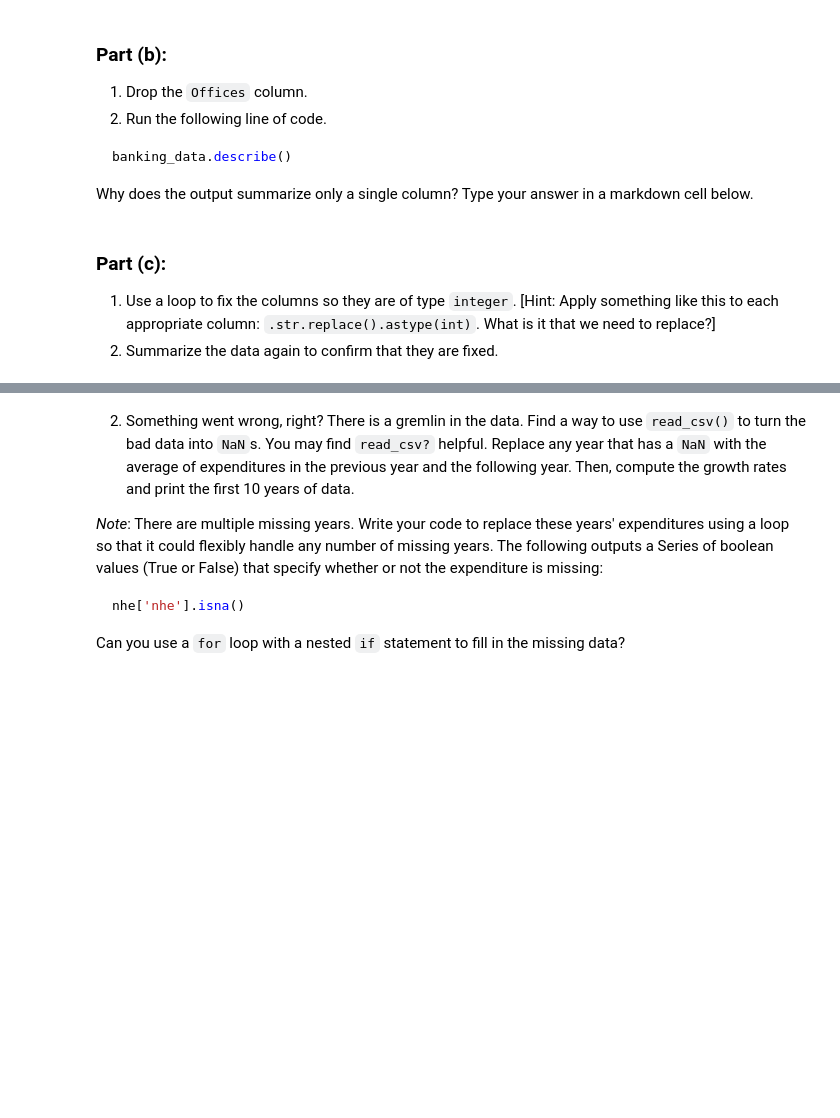
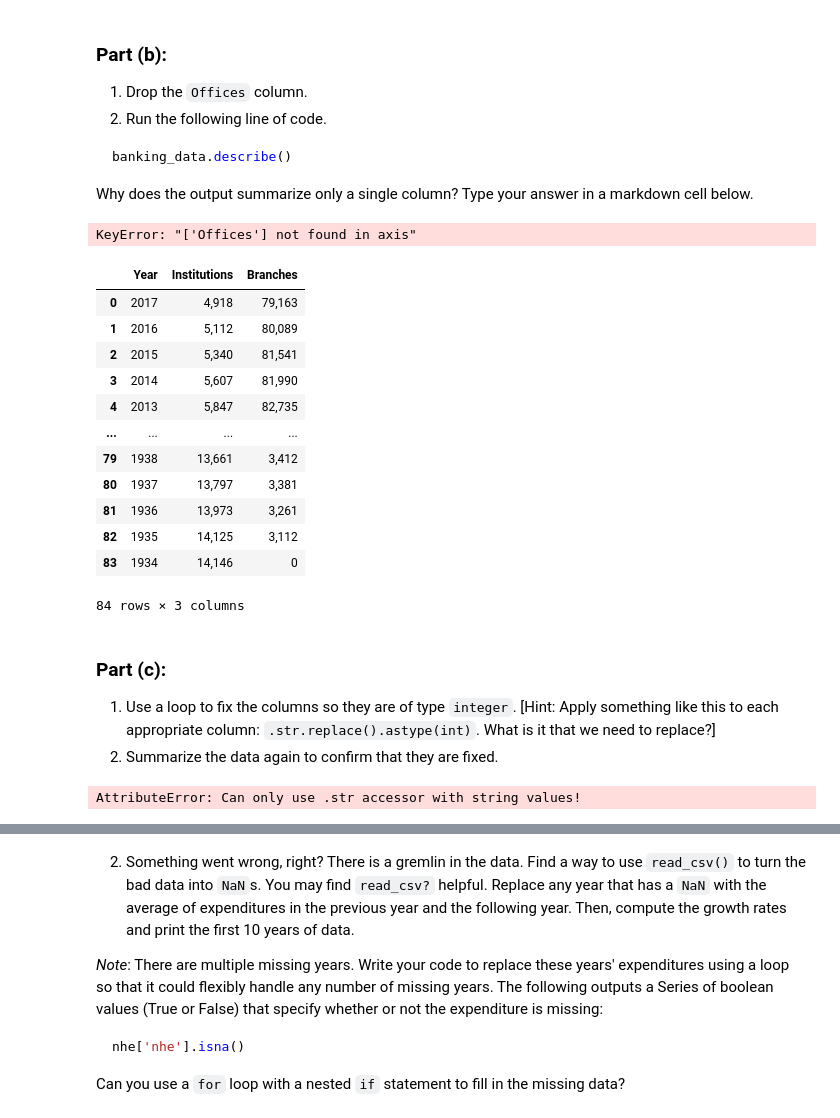
Before and after one commit to messymoose/ECON570, a Jupyter notebook: P1/cp1_f25.ipynb, the cells around one changed output, grey strips where cells are left out. Cells and saved outputs as stored; diff of their text form; code cells hidden in the pictures; blank space fills up the shorter version.

````diff
--- a/P1/cp1_f25.ipynb
+++ b/P1/cp1_f25.ipynb
@@ -134,3 +199,10 @@ Your task is to import this data into Python and get it into good shape.
 
 ### Part (a):
 Import the data from `banks_and_branches.csv` into a pandas DataFrame called `banking_data`. If you open the .csv file in Excel or a similar program, you'll notice that there are notes in several of the cells at the beginning of the file. Write code that omits those extraneous notes. This code should appear within the command you use to open the file.
+# %%
+csv_path = "/Users/jackson/Documents/ECON570/data/banks_and_branches.csv"
+
+banking_data = pd.read_csv(csv_path, skiprows=6) # first rows were blank
+
+# take a quick look
+banking_data.head()
@@ -143,8 +222,39 @@ banking_data.describe()
 ```
 
 Why does the output summarize only a single column? Type your answer in a markdown cell below.
+# %%
+banking_data = banking_data.drop(columns = ["Offices"])
+# %% [output]
+KeyError: "['Offices'] not found in axis"
+# %%
+banking_data
+# %% [output]
+|  | Year | Institutions | Branches |
+| 0 | 2017 | 4,918 | 79,163 |
+| 1 | 2016 | 5,112 | 80,089 |
+| 2 | 2015 | 5,340 | 81,541 |
+| 3 | 2014 | 5,607 | 81,990 |
+| 4 | 2013 | 5,847 | 82,735 |
+| ... | ... | ... | ... |
+| 79 | 1938 | 13,661 | 3,412 |
+| 80 | 1937 | 13,797 | 3,381 |
+| 81 | 1936 | 13,973 | 3,261 |
+| 82 | 1935 | 14,125 | 3,112 |
+| 83 | 1934 | 14,146 | 0 |
+84 rows × 3 columns
 # %% [markdown]
 ### Part (c):
 
 1. Use a loop to fix the columns so they are of type `integer`. \[Hint: Apply something like this to each appropriate column: `.str.replace().astype(int)`. What is it that we need to replace?\]
 2. Summarize the data again to confirm that they are fixed.
+# %%
+numeric_cols = [col for col in banking_data.columns if col != "Year"]
+
+for col in numeric_cols:
+    banking_data[col] = (
+        banking_data[col]
+        .str.replace(",", "")
+        .astype(int)
+    )
+# %% [output]
+AttributeError: Can only use .str accessor with string values!
````
Also changed, not shown: parts of 10 cells of this notebook, 15 other files.
